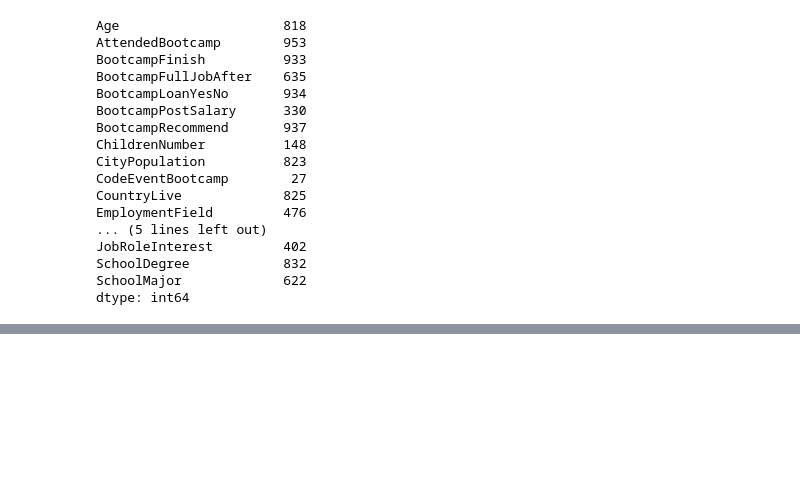
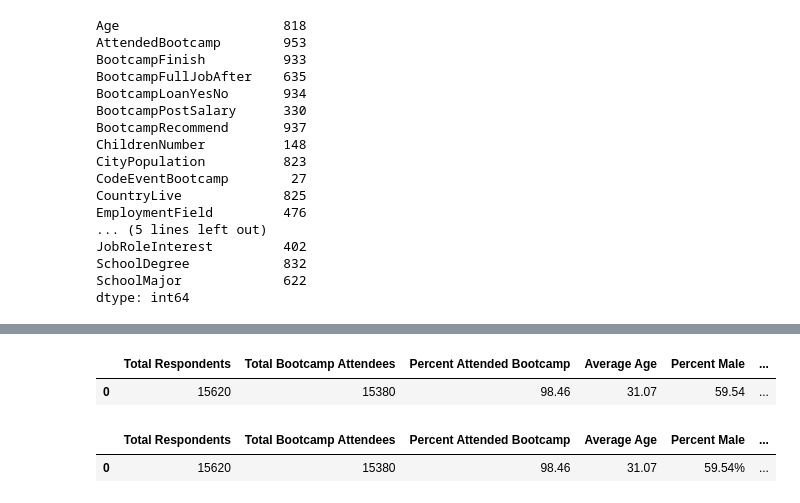
Before and after one commit to Fraolabebe/pandas-challenge, a Jupyter notebook: Project/Mini Project Part 1/projectPart_one.ipynb, the cells around one changed output, grey strips where cells are left out. Saved outputs shown, nothing was run; the diff lists cells and outputs as text; code cells hidden in the pictures; blank space fills up the shorter version.

```diff
--- a/Project/Mini Project Part 1/projectPart_one.ipynb
+++ b/Project/Mini Project Part 1/projectPart_one.ipynb
@@ -73,5 +73,6 @@ See the caveats in the documentation: https://pandas.pydata.org/pandas-docs/stab
 | 4 | 20.0 | No | NaN | NaN | NaN | ... |
 # %%
 # Calculate total number of respondents in survey
-Extracted_coders_df["AttendedBootcamp"].value_counts()
+total_surveyed = len(Extracted_coders_df)
+total_surveyed
 # %% [output]
@@ -125,2 +152,44 @@ people_attebded = attended_bootcamp["AttendedBootcamp"].count
+# %%
+# Create a new table consolodating above calculations
+bootcamp_table = pd.DataFrame ({"Total Respondents": [total_surveyed],
+                                "Total Bootcamp Attendees": [total_attended],
+                                "Percent Attended Bootcamp": [attended_percentage],
+                                "Average Age": [age_avg],
+                                "Percent Male": [male_percent],
+                                "Percent Female": [female_percent],
+                                "Percent Non Specific": [non_gender_specific],
+                                "Percent with a Degree": [holds_degree_percentage],
+                                "Average Post Bootcamp Salary": [post_bootcamp_avg_salary]})
+bootcamp_table = bootcamp_table[["Total Respondents",
+                                "Total Bootcamp Attendees",
+                                "Percent Attended Bootcamp",
+                                "Average Age",
+                                "Percent Male",
+                                "Percent Female",
+                                "Percent Non Specific",
+                                "Percent with a Degree",
+                                "Average Post Bootcamp Salary"]]
+bootcamp_table = bootcamp_table.round(2)
+
+bootcamp_table
+# %% [output]
+|  | Total Respondents | Total Bootcamp Attendees | Percent Attended Bootcamp | Average Age | Percent Male | ... |
+| 0 | 15620 | 15380 | 98.46 | 31.07 | 59.54 | ... |
+# %%
+# Improve formatting before outputting spreadsheet
+bootcamp_table["Percent Male"] = bootcamp_table["Percent Male"].map(
+    "{0:,.2f}%".format)
+bootcamp_table["Percent Female"] = bootcamp_table["Percent Female"].map(
+    "{0:,.2f}%".format)
+bootcamp_table["Percent Non Specific"] = bootcamp_table["Percent Non Specific"].map(
+    "{0:,.2f}%".format)
+bootcamp_table["Percent with a Degree"] = bootcamp_table["Percent with a Degree"].map(
+    "{0:,.2f}%".format)
+bootcamp_table["Average Post Bootcamp Salary"] = bootcamp_table["Average Post Bootcamp Salary"].map(
+    "${0:,.0f}".format)
+bootcamp_table
+# %% [output]
+|  | Total Respondents | Total Bootcamp Attendees | Percent Attended Bootcamp | Average Age | Percent Male | ... |
+| 0 | 15620 | 15380 | 98.46 | 31.07 | 59.54% | ... |
 # %%
 # Export to Excel
```
Also changed, not shown: parts of 5 cells of this notebook, 5 other files.
